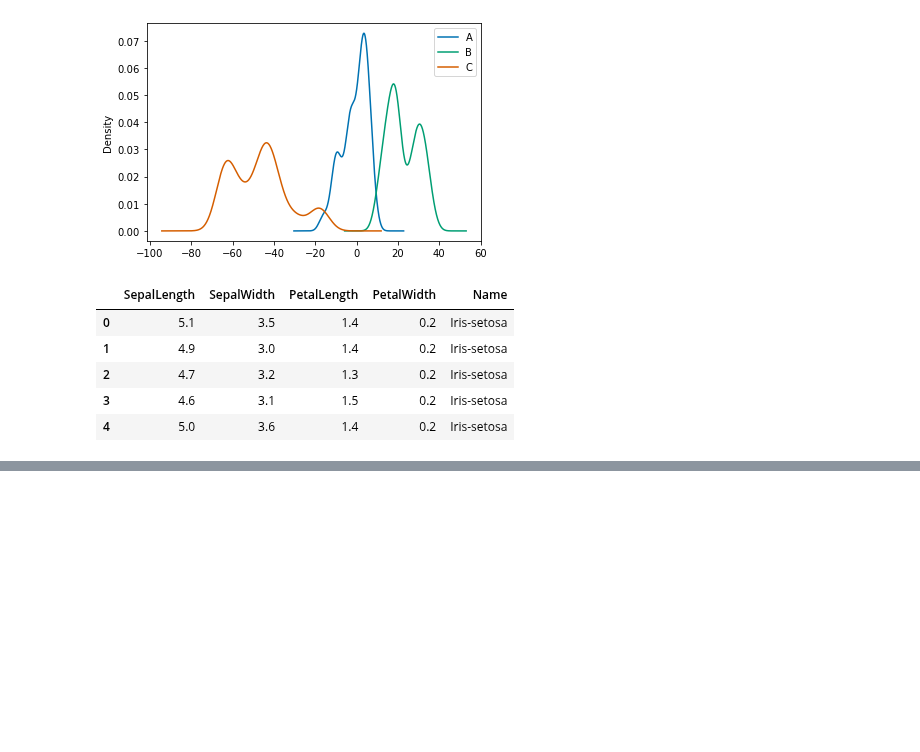
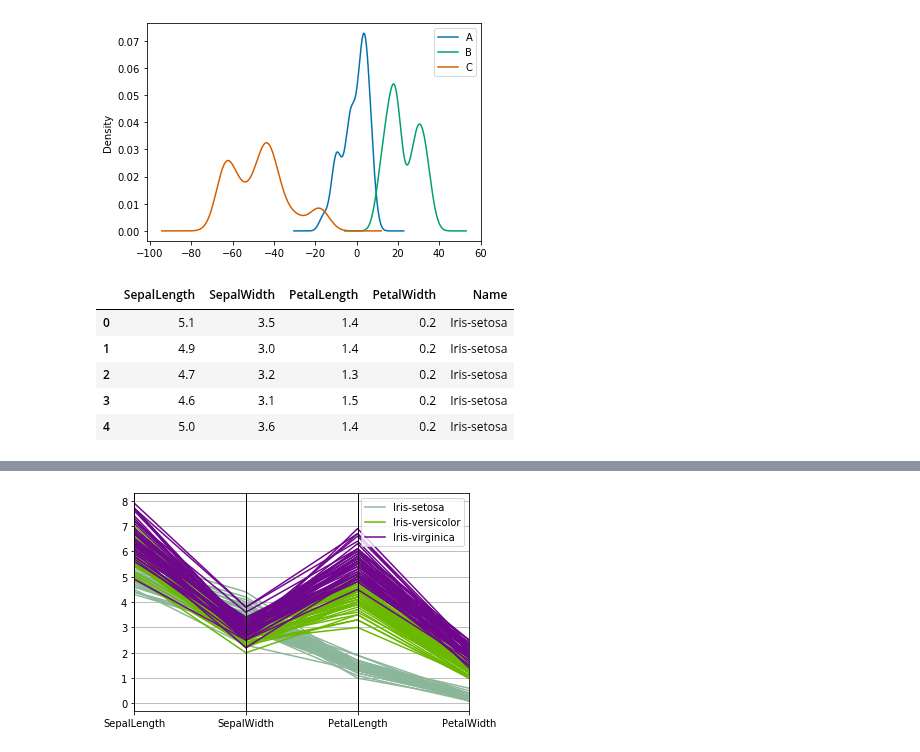
Before and after one commit to JosePabloGFnl/Applied-Data-Science-with-Python, a Jupyter notebook: Applied Plotting, Charting & Data Representation in Python/Week4/AppliedVisualizations.ipynb, the cells around one changed output, grey strips where cells are left out. Saved outputs shown, nothing was run; the diff lists cells and outputs as text; code cells hidden in the pictures; blank space fills up the shorter version.

```diff
--- a/Applied Plotting, Charting & Data Representation in Python/Week4/AppliedVisualizations.ipynb
+++ b/Applied Plotting, Charting & Data Representation in Python/Week4/AppliedVisualizations.ipynb
@@ -103,0 +106,5 @@ AttributeError: module 'pandas' has no attribute 'tools'
+# %%
+plt.figure()
+pd.plotting.parallel_coordinates(iris, 'Name');
+# %% [output]
+[figure, added]
```
Also changed, not shown: parts of 13 cells of this notebook.
